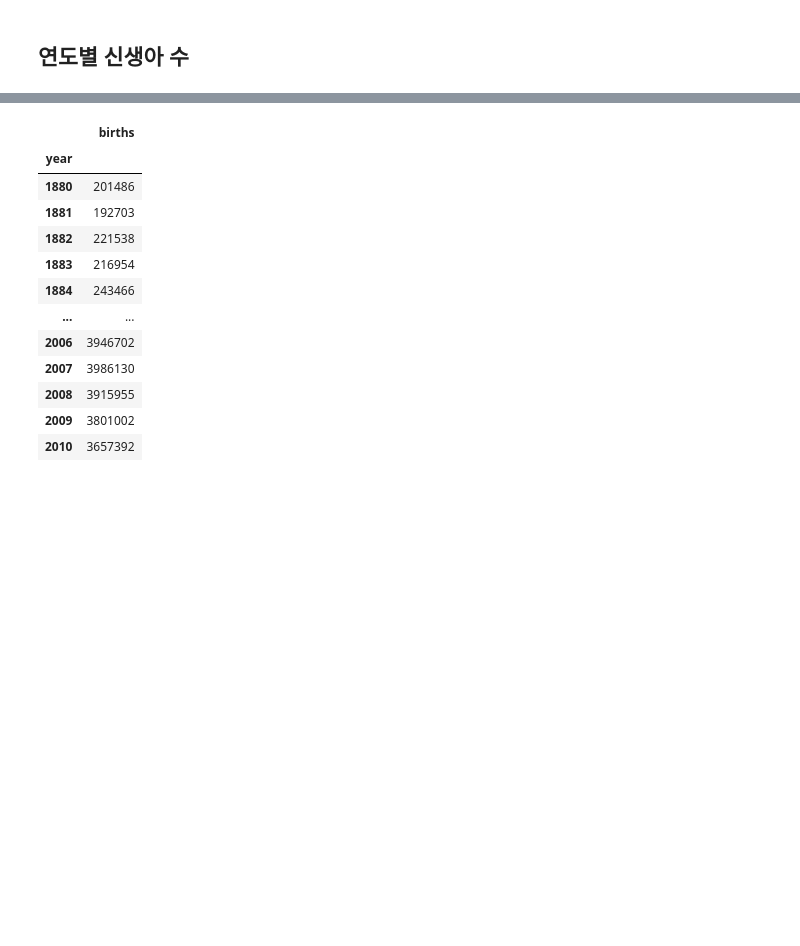
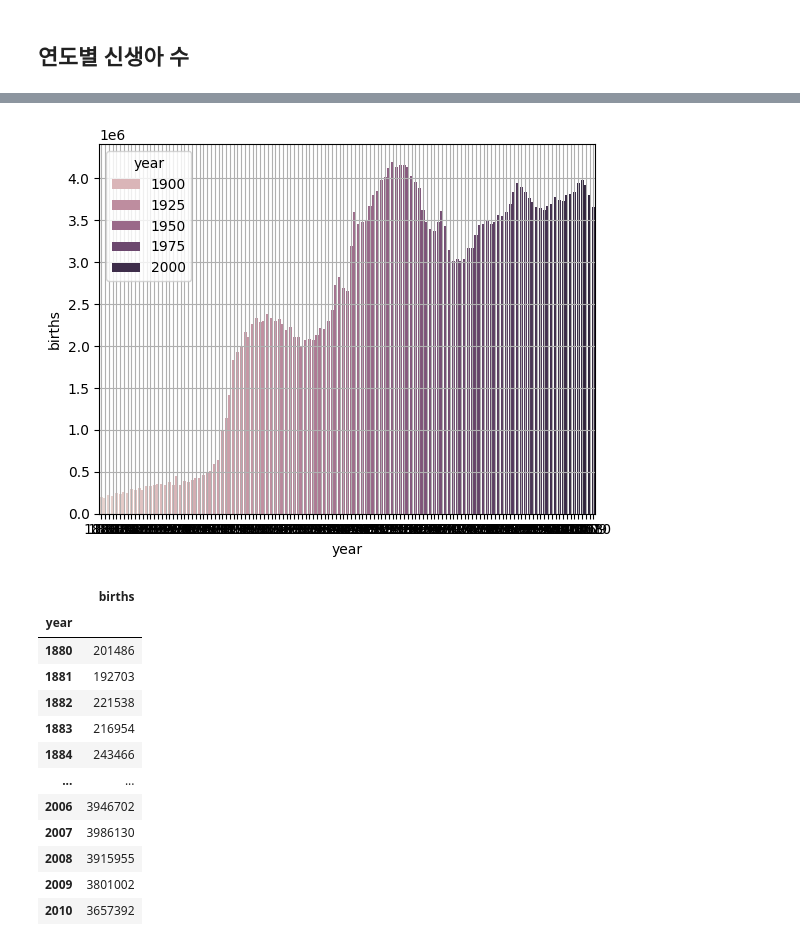
Before and after one commit to Leeonejae6708/python_itwill, a Jupyter notebook: Python22_itwill.ipynb, the cells around one changed output, grey strips where cells are left out. Cells and saved outputs as stored; diff of their text form; code cells hidden in the pictures; blank space fills up the shorter version.

```diff
--- a/Python22_itwill.ipynb
+++ b/Python22_itwill.ipynb
@@ -176,3 +176,6 @@ dtypes: int64(2), object(2)
 memory usage: 51.6+ MB
 # %% [markdown]
 ## 연도별 신생아 수
+# %%
+birth_year = yob_df.groupby(by=['year']).sum('births')
+birth_year
@@ -179,3 +197,9 @@ memory usage: 51.6+ MB
+# %%
+sns.barplot(data=birth_year, x='year', y='births', hue='year', estimator='max')
+plt.grid()
+plt.show()
+# %% [output]
+[figure, added]
 # %%
 births_by_year = yob_df.groupby(by=['year']).births.sum()
 births_by_year
```
Also changed, not shown: parts of 1 cell of this notebook.
